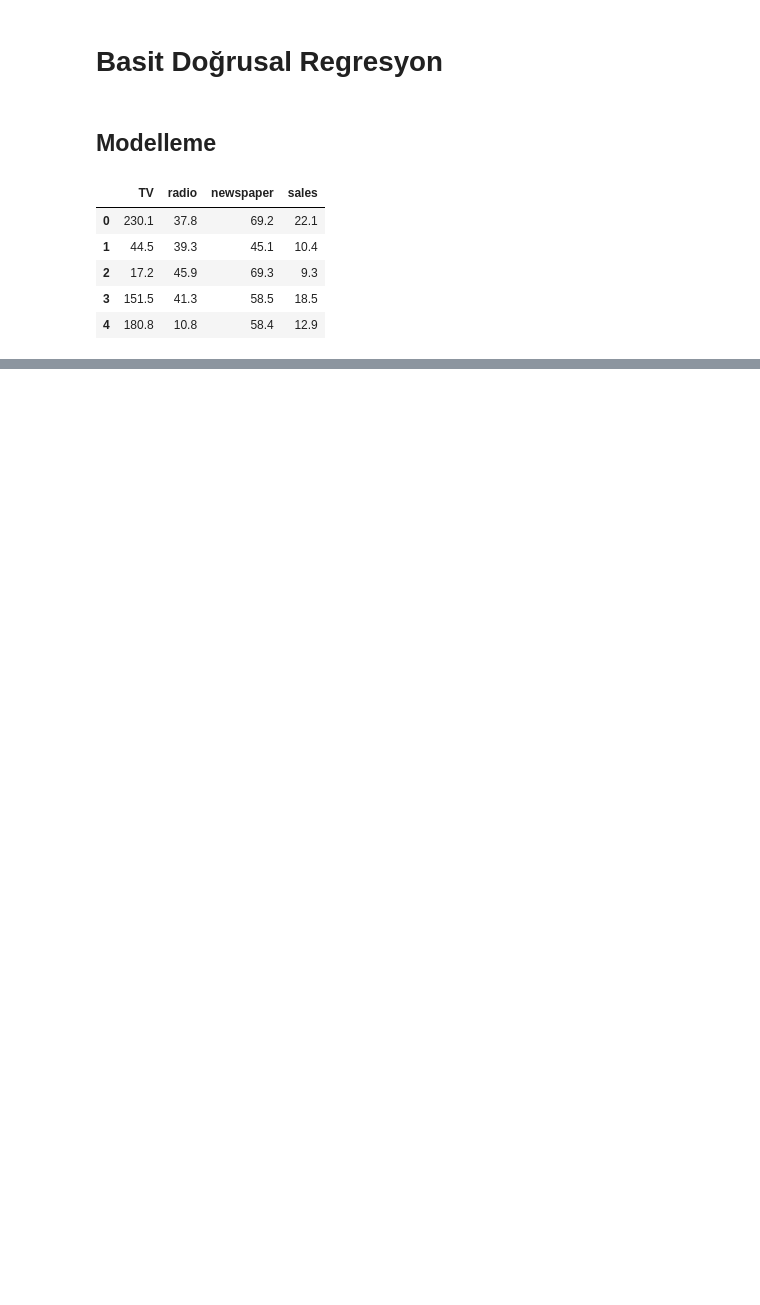
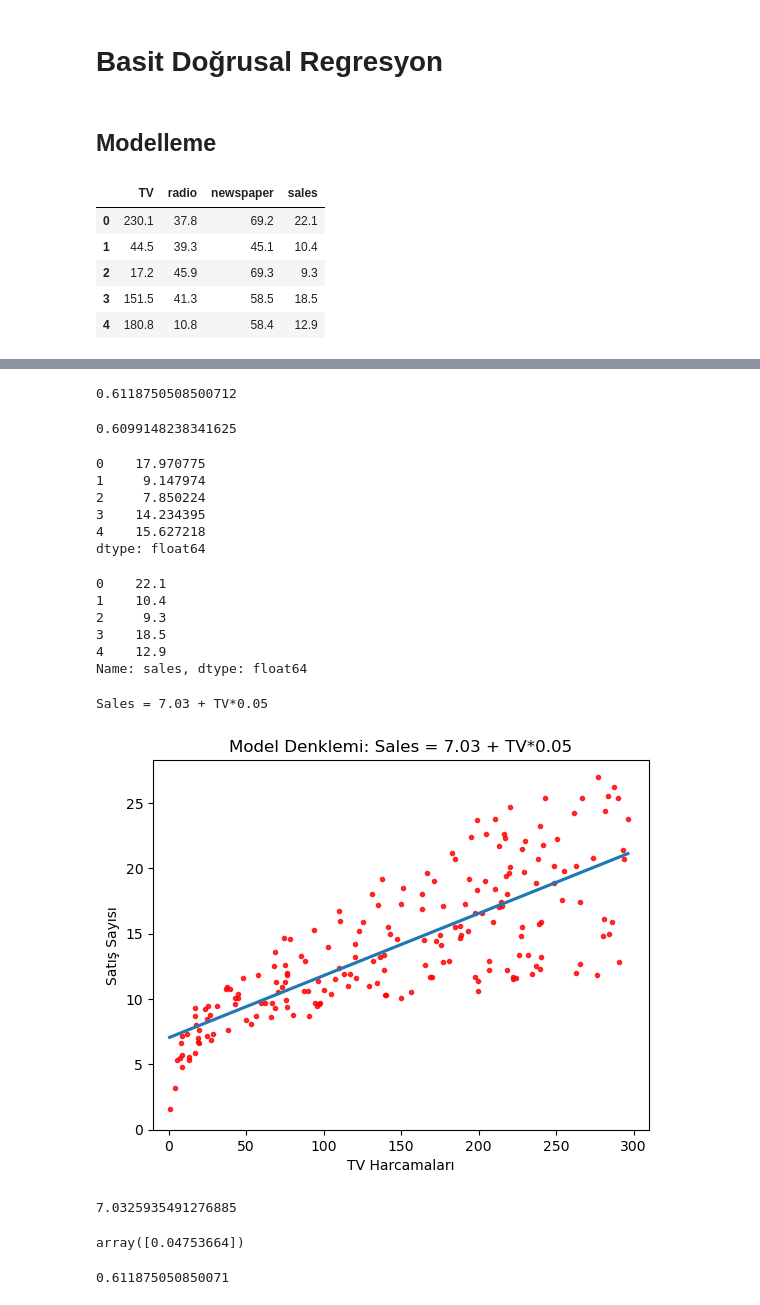
Before and after one commit to Alihanesentas/ML-Learning, a Jupyter notebook: LinearRegressionsandTheseCousins.ipynb, the cells around one changed output, grey strips where cells are left out. Drawn from its saved outputs; the diff is of its cells as text; code cells hidden in the pictures; blank space fills up the shorter version.

```diff
--- a/LinearRegressionsandTheseCousins.ipynb
+++ b/LinearRegressionsandTheseCousins.ipynb
@@ -16,0 +194,41 @@ df.head()
+# %%
+model.rsquared  # r kare
+# %% [output]
+0.6118750508500712
+# %%
+model.rsquared_adj # düzeltilmiş r kare
+# %% [output]
+0.6099148238341625
+# %%
+model.fittedvalues[0:5] # tahmin edilen değerler
+# %% [output]
+0    17.970775
+1     9.147974
+2     7.850224
+3    14.234395
+4    15.627218
+dtype: float64
+# %%
+y[0:5] # gerçek değerler
+# %% [output]
+0    22.1
+1    10.4
+2     9.3
+3    18.5
+4    12.9
+Name: sales, dtype: float64
+# %%
+print("Sales = "+str("%.2f" % model.params[0]) + " + TV" + "*" + str("%.2f" % model.params[1]))
+# Sales = 7.03 + TV*0.05 model regresyon denklemi
+# %% [output]
+Sales = 7.03 + TV*0.05
+# %%
+g = sns.regplot(x=df["TV"], y=df["sales"], ci=None, scatter_kws={'color': 'r', 's': 9})
+g.set_title("Model Denklemi: Sales = 7.03 + TV*0.05")
+g.set_ylabel("Satış Sayısı")
+g.set_xlabel("TV Harcamaları")
+import matplotlib.pyplot as plt
+plt.xlim(-10,310)
+plt.ylim(bottom=0);
+# %% [output]
+[figure, added]
@@ -16,0 +242,12 @@ df.head()
+# %%
+model.intercept_ # sabit
+# %% [output]
+7.0325935491276885
+# %%
+model.coef_ # katsayı
+# %% [output]
+array([0.04753664])
+# %%
+model.score(X,y) # r kare
+# %% [output]
+0.611875050850071
```
Also changed, not shown: parts of 29 cells of this notebook.
